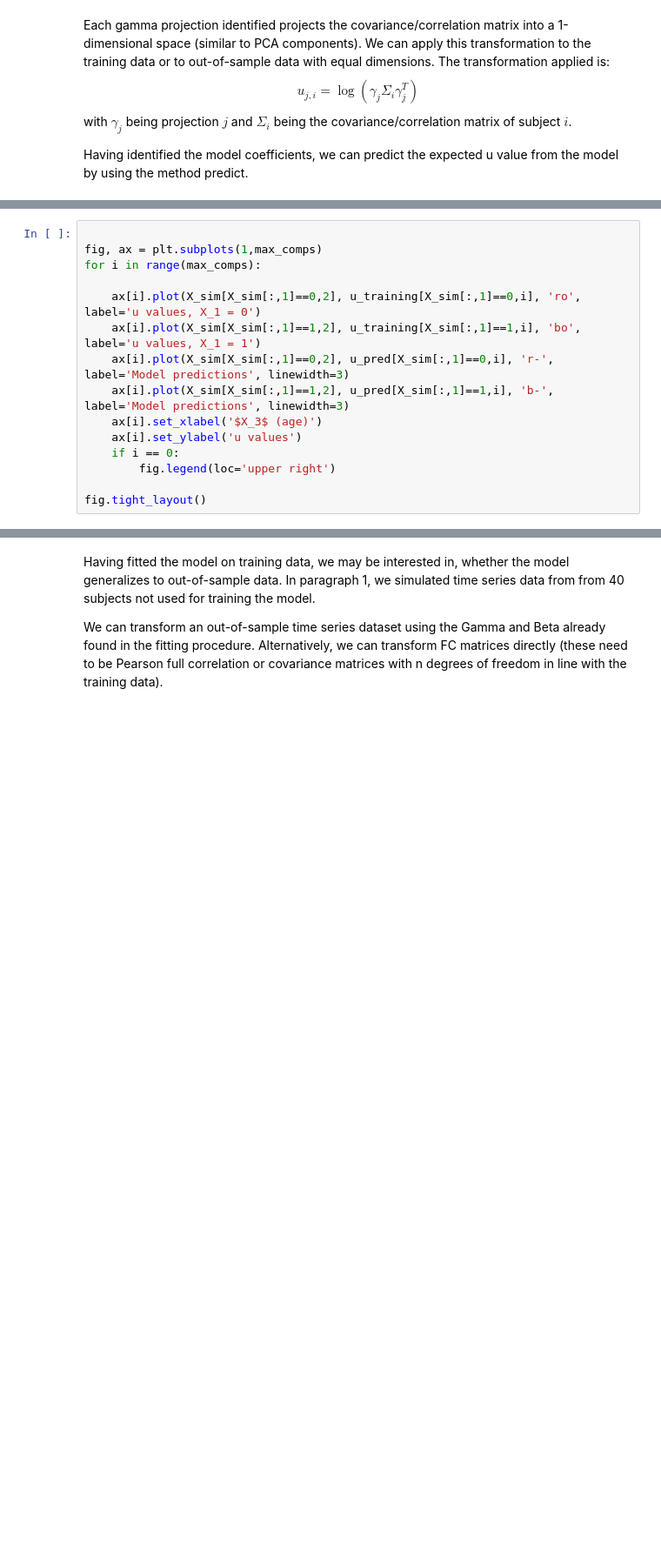
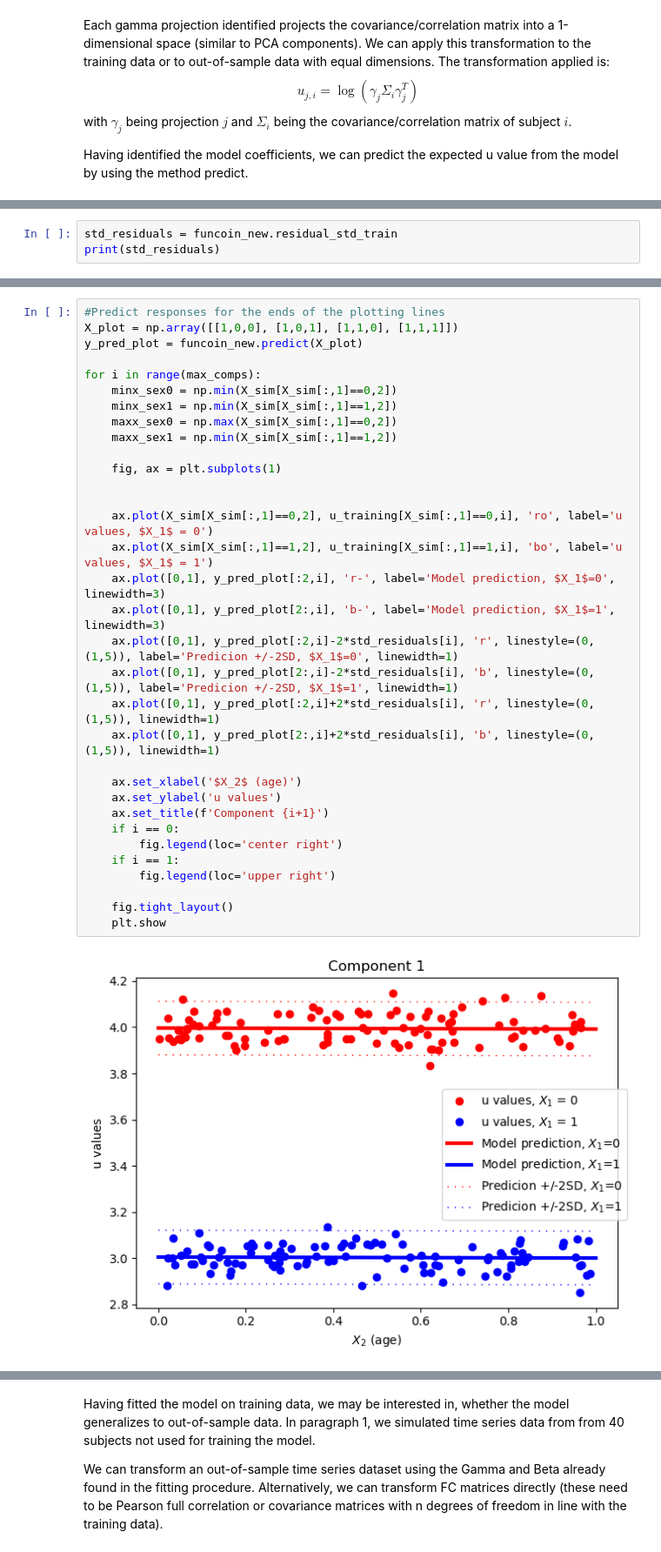
Before and after one commit to kobbersmed/funcoin, a Jupyter notebook: notebooks/Tutorial_funcoin.ipynb, the cells around one changed output, grey strips where cells are left out. Shown at 87% size. Drawn from its saved outputs; the diff is of its cells as text; blank space fills up the shorter version.

```diff
--- a/notebooks/Tutorial_funcoin.ipynb
+++ b/notebooks/Tutorial_funcoin.ipynb
@@ -266,0 +269,3 @@ u_pred = funcoin_new.predict(X_sim) #Predicted responses from the fitted model
+# %%
+std_residuals = funcoin_new.residual_std_train
+print(std_residuals)
@@ -269,15 +275,0 @@ To visually inspect the model fit, we now plot the transformed values (i.e. usin
-# %%
-
-fig, ax = plt.subplots(1,max_comps)
-for i in range(max_comps):
-
-    ax[i].plot(X_sim[X_sim[:,1]==0,2], u_training[X_sim[:,1]==0,i], 'ro', label='u values, X_1 = 0')
-    ax[i].plot(X_sim[X_sim[:,1]==1,2], u_training[X_sim[:,1]==1,i], 'bo', label='u values, X_1 = 1')
-    ax[i].plot(X_sim[X_sim[:,1]==0,2], u_pred[X_sim[:,1]==0,i], 'r-', label='Model predictions', linewidth=3)
-    ax[i].plot(X_sim[X_sim[:,1]==1,2], u_pred[X_sim[:,1]==1,i], 'b-', label='Model predictions', linewidth=3)
-    ax[i].set_xlabel('$X_3$ (age)')
-    ax[i].set_ylabel('u values')
-    if i == 0:
-        fig.legend(loc='upper right')
-
-fig.tight_layout()
@@ -285,0 +276,35 @@ fig.tight_layout()
+# %%
+#Predict responses for the ends of the plotting lines
+X_plot = np.array([[1,0,0], [1,0,1], [1,1,0], [1,1,1]])
+y_pred_plot = funcoin_new.predict(X_plot)
+
+for i in range(max_comps):
+    minx_sex0 = np.min(X_sim[X_sim[:,1]==0,2])
+    minx_sex1 = np.min(X_sim[X_sim[:,1]==1,2])
+    maxx_sex0 = np.max(X_sim[X_sim[:,1]==0,2])
+    maxx_sex1 = np.min(X_sim[X_sim[:,1]==1,2])
+
+    fig, ax = plt.subplots(1)
+
+
+    ax.plot(X_sim[X_sim[:,1]==0,2], u_training[X_sim[:,1]==0,i], 'ro', label='u values, $X_1$ = 0')
+    ax.plot(X_sim[X_sim[:,1]==1,2], u_training[X_sim[:,1]==1,i], 'bo', label='u values, $X_1$ = 1')
+    ax.plot([0,1], y_pred_plot[:2,i], 'r-', label='Model prediction, $X_1$=0', linewidth=3)
+    ax.plot([0,1], y_pred_plot[2:,i], 'b-', label='Model prediction, $X_1$=1', linewidth=3)
+    ax.plot([0,1], y_pred_plot[:2,i]-2*std_residuals[i], 'r', linestyle=(0,(1,5)), label='Predicion +/-2SD, $X_1$=0', linewidth=1)
+    ax.plot([0,1], y_pred_plot[2:,i]-2*std_residuals[i], 'b', linestyle=(0,(1,5)), label='Predicion +/-2SD, $X_1$=1', linewidth=1)
+    ax.plot([0,1], y_pred_plot[:2,i]+2*std_residuals[i], 'r', linestyle=(0,(1,5)), linewidth=1)
+    ax.plot([0,1], y_pred_plot[2:,i]+2*std_residuals[i], 'b', linestyle=(0,(1,5)), linewidth=1)
+
+    ax.set_xlabel('$X_2$ (age)')
+    ax.set_ylabel('u values')
+    ax.set_title(f'Component {i+1}')
+    if i == 0:
+        fig.legend(loc='center right')
+    if i == 1:
+        fig.legend(loc='upper right')
+
+    fig.tight_layout()
+    plt.show
+# %% [output]
+[figure, added]
```
Also changed, not shown: parts of 26 cells of this notebook.
